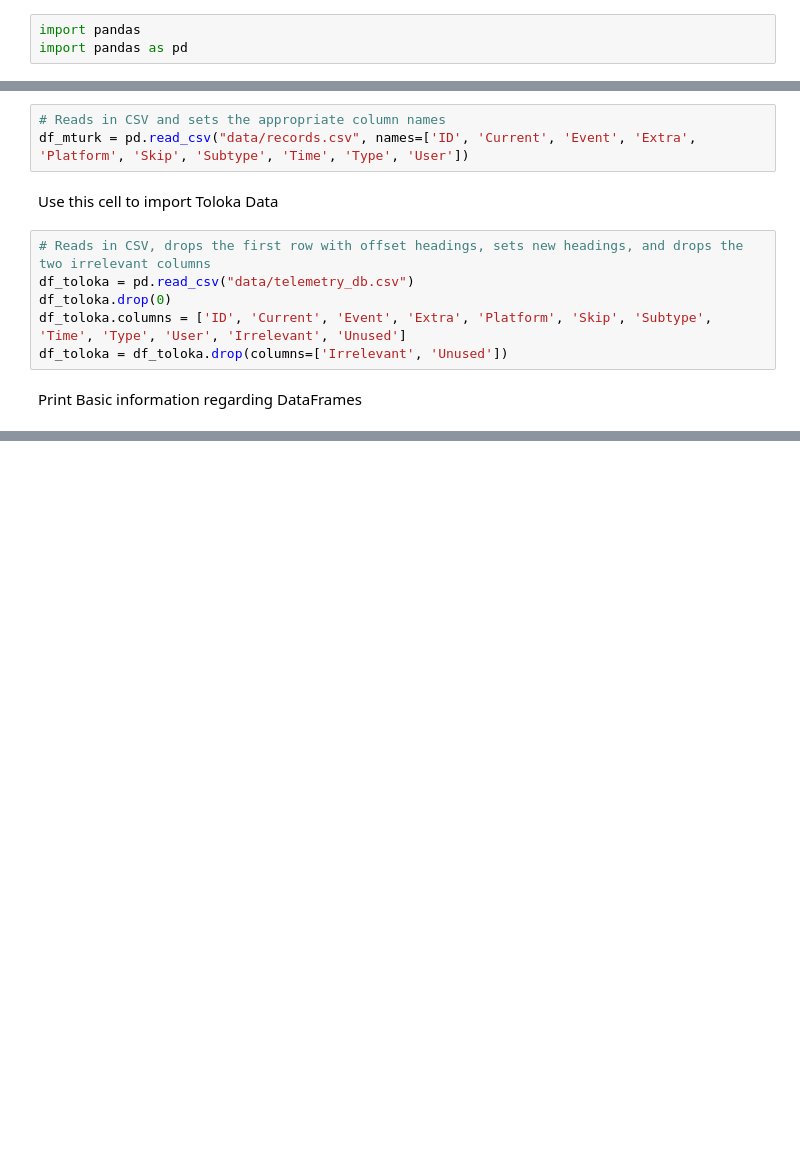
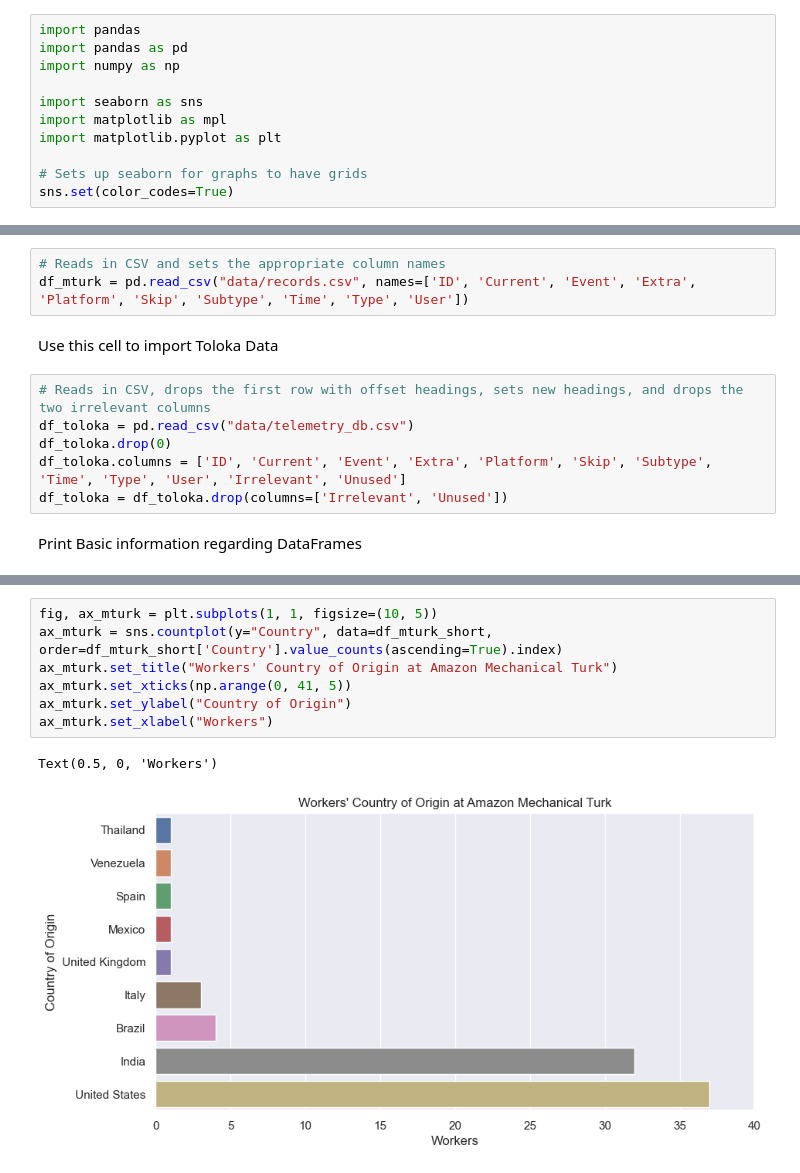
Before and after one commit to NicholasBerns/DataScienceProject, a Jupyter notebook: Invisible_Labor.ipynb, the cells around one changed output, grey strips where cells are left out. Saved outputs shown, nothing was run; the diff lists cells and outputs as text; blank space fills up the shorter version.

Commit message:
Toloka Data Cleaning and Country Graph additions

```diff
--- a/Invisible_Labor.ipynb
+++ b/Invisible_Labor.ipynb
@@ -5,6 +5,14 @@
 # %%
 import pandas
 import pandas as pd
+import numpy as np
+
+import seaborn as sns
+import matplotlib as mpl
+import matplotlib.pyplot as plt
+
+# Sets up seaborn for graphs to have grids
+sns.set(color_codes=True)
 # %% [markdown]
 Use this cell to import MTurk Data
 # %%
@@ -90,0 +143,10 @@ df_mturk_short.tail()
+# %%
+fig, ax_mturk = plt.subplots(1, 1, figsize=(10, 5))
+ax_mturk = sns.countplot(y="Country", data=df_mturk_short, order=df_mturk_short['Country'].value_counts(ascending=True).index)
+ax_mturk.set_title("Workers' Country of Origin at Amazon Mechanical Turk")
+ax_mturk.set_xticks(np.arange(0, 41, 5))
+ax_mturk.set_ylabel("Country of Origin")
+ax_mturk.set_xlabel("Workers")
+# %% [output]
+Text(0.5, 0, 'Workers')
+[figure, added]
```
Also changed, not shown: parts of 15 cells of this notebook.
